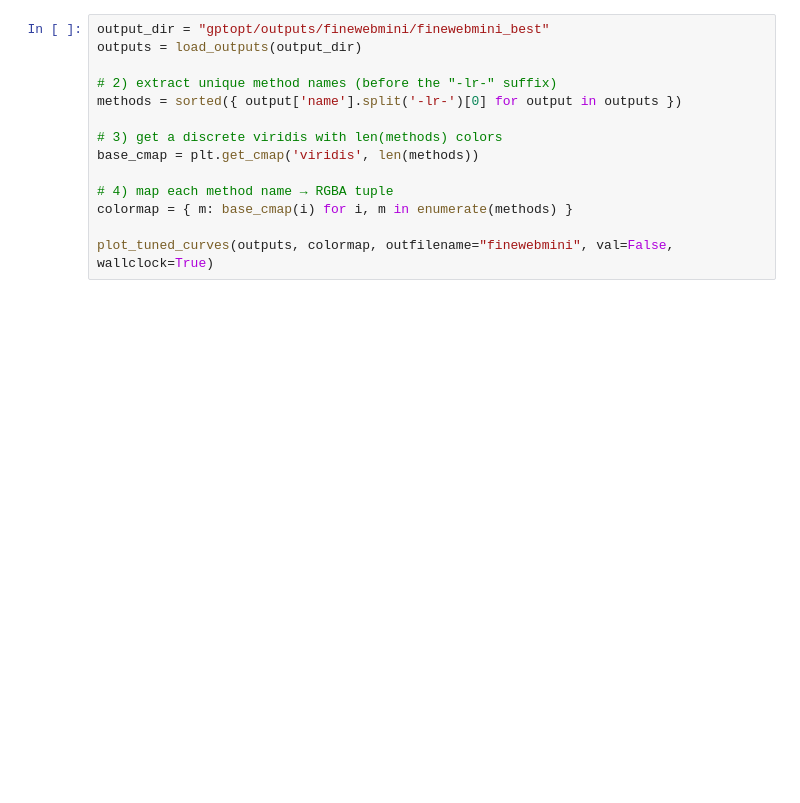
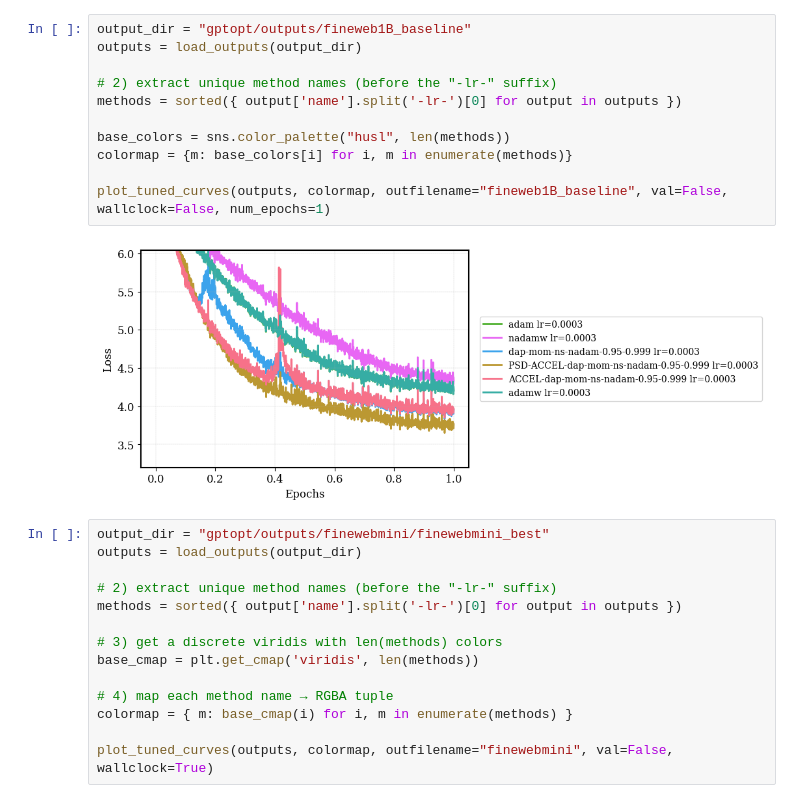
Before and after one commit to gowerrobert/GPT-opt, a Jupyter notebook: make_plots.ipynb, the cells around one changed output. Cells and saved outputs as stored; diff of their text form; blank space fills up the shorter version.

```diff
--- a/make_plots.ipynb
+++ b/make_plots.ipynb
@@ -38,3 +48,16 @@ plt.show()
+# %%
+output_dir = "gptopt/outputs/fineweb1B_baseline"
+outputs = load_outputs(output_dir)
+
+# 2) extract unique method names (before the "-lr-" suffix)
+methods = sorted({ output['name'].split('-lr-')[0] for output in outputs })
+
+base_colors = sns.color_palette("husl", len(methods))
+colormap = {m: base_colors[i] for i, m in enumerate(methods)}
+
+plot_tuned_curves(outputs, colormap, outfilename="fineweb1B_baseline", val=False, wallclock=False, num_epochs=1)
+# %% [output]
+[figure, added]
 # %%
 output_dir = "gptopt/outputs/finewebmini/finewebmini_best"
 outputs = load_outputs(output_dir)
```
Also changed, not shown: parts of 3 cells of this notebook, 11 other files.
